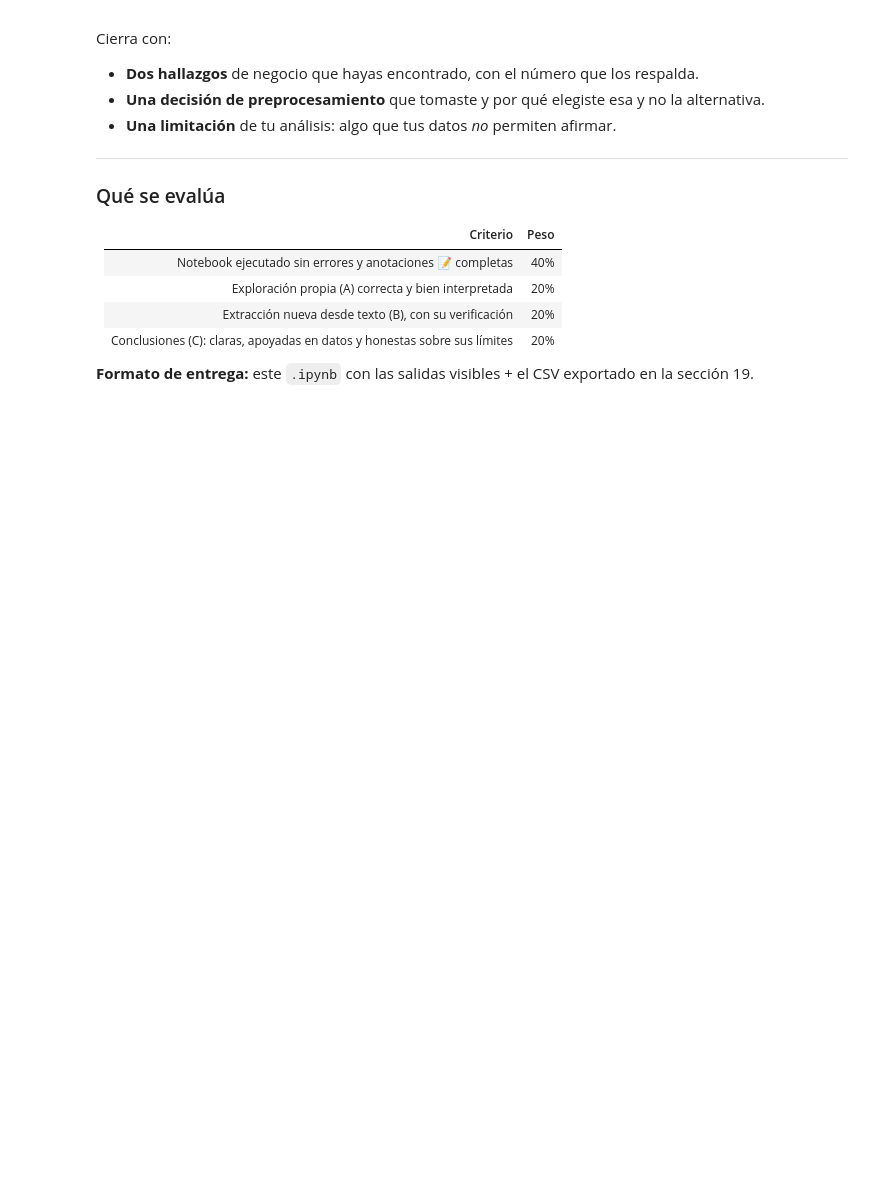
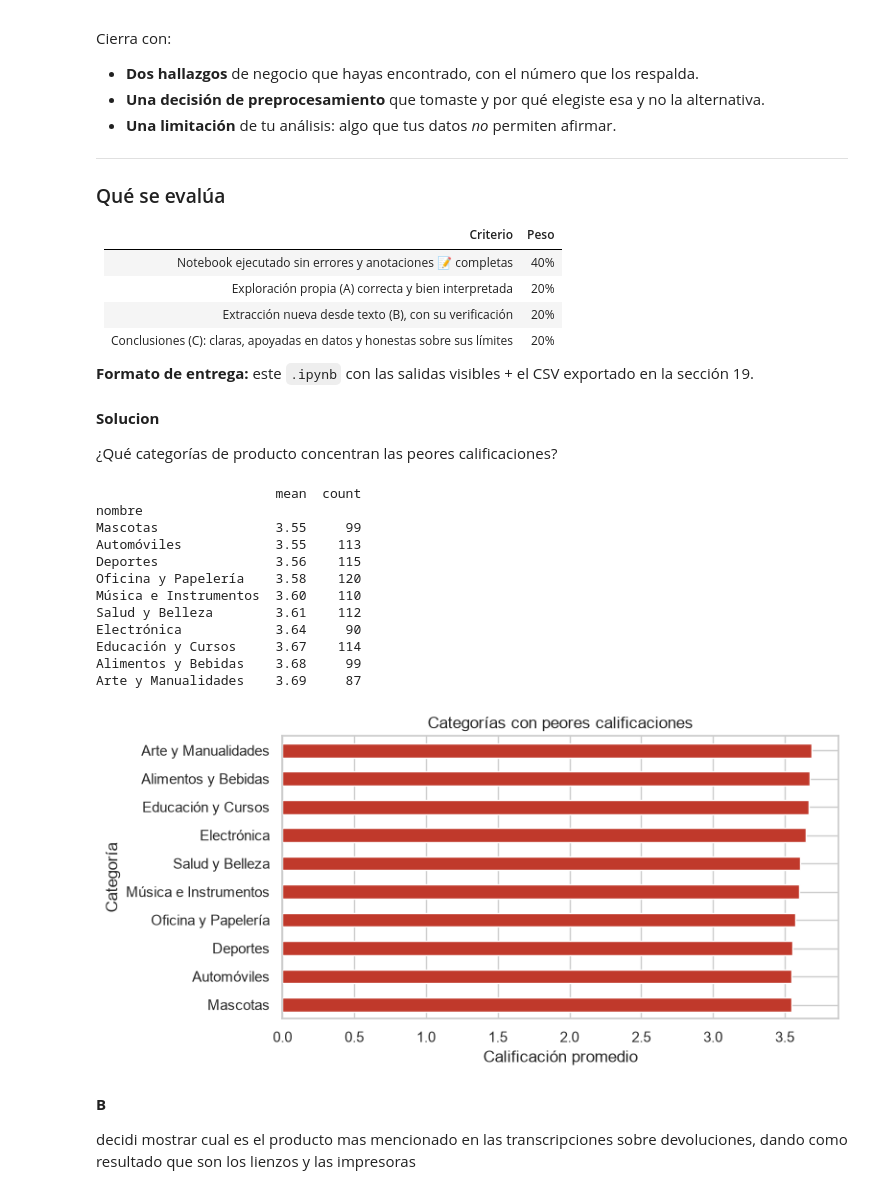
Before and after one commit to martinco444/Analisis_Datos_2026_2, a Jupyter notebook: fase2_estudiante_base.ipynb, the cells around one changed output. Cells and saved outputs as stored; diff of their text form; code cells hidden in the pictures; blank space fills up the shorter version.

```diff
--- a/fase2_estudiante_base.ipynb
+++ b/fase2_estudiante_base.ipynb
@@ -1097,3 +1370,40 @@ Cierra con:
 | Conclusiones (C): claras, apoyadas en datos y honestas sobre sus límites | 20% |
 
 **Formato de entrega:** este `.ipynb` con las salidas visibles + el CSV exportado en la sección 19.
+# %% [markdown]
+**Solucion**
+
+¿Qué categorías de producto concentran las peores calificaciones?
+# %%
+calif_categoria = (resenas
+    .merge(productos[['producto_id', 'categoria_id']], on='producto_id')
+    .merge(categorias[['categoria_id', 'nombre']], on='categoria_id')
+    .groupby('nombre')['calificacion']
+    .agg(['mean', 'count']).sort_values('mean').head(10))
+
+print(calif_categoria.round(2))
+
+calif_categoria['mean'].plot(kind='barh', figsize=(8, 4), color='#C0392B')
+plt.xlabel('Calificación promedio')
+plt.ylabel('Categoría')
+plt.title('Categorías con peores calificaciones')
+plt.tight_layout()
+plt.show()
+# %% [output]
+                       mean  count
+nombre
+Mascotas               3.55     99
+Automóviles            3.55    113
+Deportes               3.56    115
+Oficina y Papelería    3.58    120
+Música e Instrumentos  3.60    110
+Salud y Belleza        3.61    112
+Electrónica            3.64     90
+Educación y Cursos     3.67    114
+Alimentos y Bebidas    3.68     99
+Arte y Manualidades    3.69     87
+[figure, added]
+# %% [markdown]
+**B**
+
+decidi mostrar cual es el producto mas mencionado en las transcripciones sobre devoluciones, dando como resultado que son los lienzos y las impresoras
```
Also changed, not shown: parts of 44 cells of this notebook, 1 other file.
